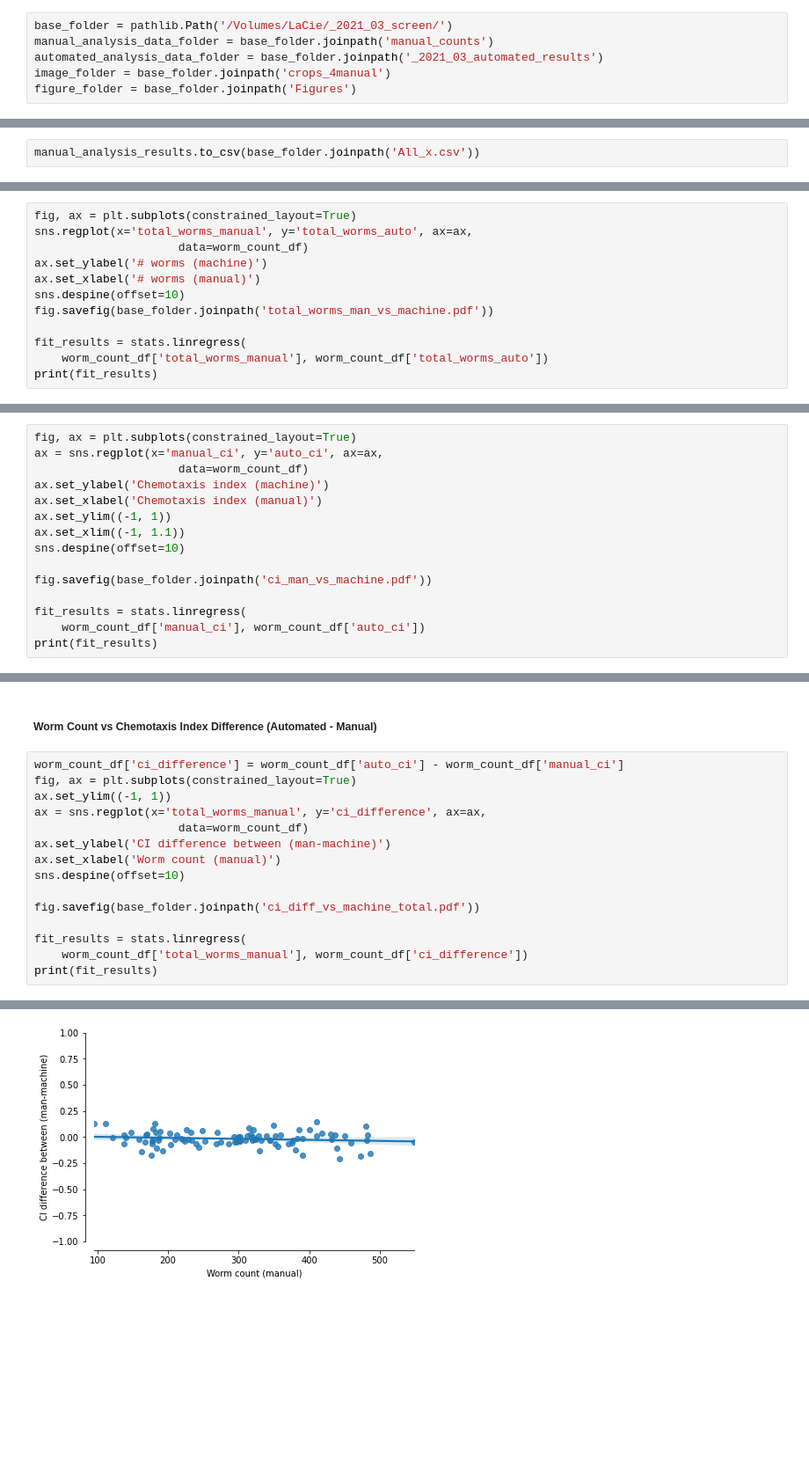
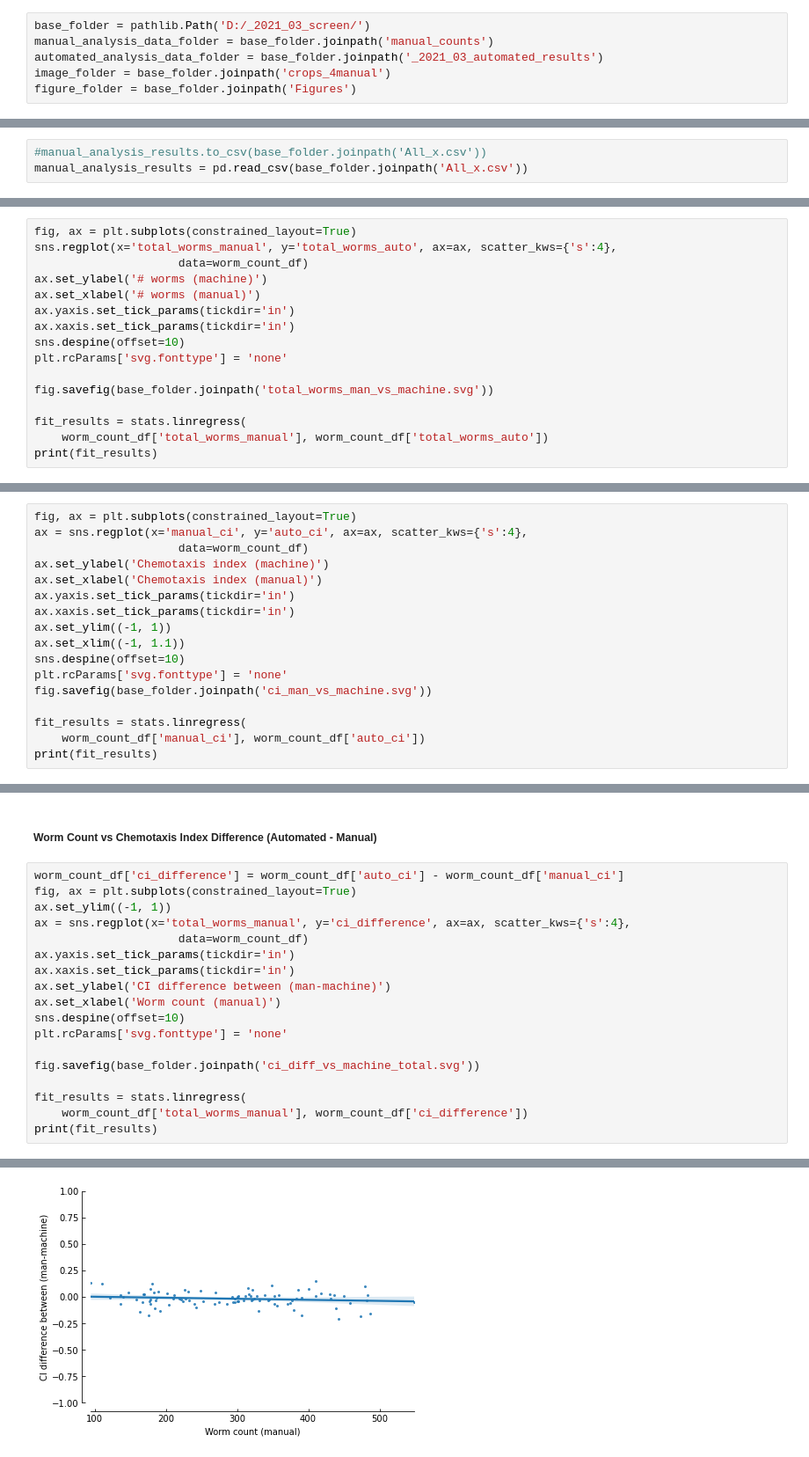
Before and after one commit to Neuroplant-Resources/Neuroplant-OWL, a Jupyter notebook: algorithm_analysis.ipynb, the cells around one changed output, grey strips where cells are left out. Shown at 88% size. Cells and saved outputs as stored; diff of their text form; blank space fills up the shorter version.

```diff
--- a/algorithm_analysis.ipynb
+++ b/algorithm_analysis.ipynb
@@ -12,7 +12,7 @@ from skimage import io
 # %% [markdown]
 ### Set up file paths for data handling
 # %%
-base_folder = pathlib.Path('/Volumes/LaCie/_2021_03_screen/')
+base_folder = pathlib.Path('D:/_2021_03_screen/')
 manual_analysis_data_folder = base_folder.joinpath('manual_counts')
 automated_analysis_data_folder = base_folder.joinpath('_2021_03_automated_results')
 image_folder = base_folder.joinpath('crops_4manual')
@@ -92,5 +92,6 @@ manual_analysis_results.head()
 # %%
-manual_analysis_results.to_csv(base_folder.joinpath('All_x.csv'))
+#manual_analysis_results.to_csv(base_folder.joinpath('All_x.csv'))
+manual_analysis_results = pd.read_csv(base_folder.joinpath('All_x.csv'))
 # %% [markdown]
 ### Calculating the chemotaxis index from the manually annotated images
 # %%
@@ -251,12 +257,16 @@ worm_count_df.head()
 ##### Total Worms: Manual vs Automated
 # %%
 fig, ax = plt.subplots(constrained_layout=True)
-sns.regplot(x='total_worms_manual', y='total_worms_auto', ax=ax,
+sns.regplot(x='total_worms_manual', y='total_worms_auto', ax=ax, scatter_kws={'s':4},
                      data=worm_count_df)
 ax.set_ylabel('# worms (machine)')
 ax.set_xlabel('# worms (manual)')
+ax.yaxis.set_tick_params(tickdir='in')
+ax.xaxis.set_tick_params(tickdir='in')
 sns.despine(offset=10)
-fig.savefig(base_folder.joinpath('total_worms_man_vs_machine.pdf'))
+plt.rcParams['svg.fonttype'] = 'none'
+
+fig.savefig(base_folder.joinpath('total_worms_man_vs_machine.svg'))
 
 fit_results = stats.linregress(
     worm_count_df['total_worms_manual'], worm_count_df['total_worms_auto'])
@@ -268,15 +278,17 @@ LinregressResult(slope=0.717643236213597, intercept=30.682861972818188, rvalue=0
 ##### Chemotaxis Index: Manual vs Automated
 # %%
 fig, ax = plt.subplots(constrained_layout=True)
-ax = sns.regplot(x='manual_ci', y='auto_ci', ax=ax,
+ax = sns.regplot(x='manual_ci', y='auto_ci', ax=ax, scatter_kws={'s':4},
                      data=worm_count_df)
 ax.set_ylabel('Chemotaxis index (machine)')
 ax.set_xlabel('Chemotaxis index (manual)')
+ax.yaxis.set_tick_params(tickdir='in')
+ax.xaxis.set_tick_params(tickdir='in')
 ax.set_ylim((-1, 1))
 ax.set_xlim((-1, 1.1))
 sns.despine(offset=10)
-
-fig.savefig(base_folder.joinpath('ci_man_vs_machine.pdf'))
+plt.rcParams['svg.fonttype'] = 'none'
+fig.savefig(base_folder.joinpath('ci_man_vs_machine.svg'))
 
 fit_results = stats.linregress(
     worm_count_df['manual_ci'], worm_count_df['auto_ci'])
@@ -290,13 +302,16 @@ LinregressResult(slope=0.8871484052980022, intercept=-0.0064106776786123365, rva
 worm_count_df['ci_difference'] = worm_count_df['auto_ci'] - worm_count_df['manual_ci']
 fig, ax = plt.subplots(constrained_layout=True)
 ax.set_ylim((-1, 1))
-ax = sns.regplot(x='total_worms_manual', y='ci_difference', ax=ax,
+ax = sns.regplot(x='total_worms_manual', y='ci_difference', ax=ax, scatter_kws={'s':4},
                      data=worm_count_df)
+ax.yaxis.set_tick_params(tickdir='in')
+ax.xaxis.set_tick_params(tickdir='in')
 ax.set_ylabel('CI difference between (man-machine)')
 ax.set_xlabel('Worm count (manual)')
 sns.despine(offset=10)
+plt.rcParams['svg.fonttype'] = 'none'
 
-fig.savefig(base_folder.joinpath('ci_diff_vs_machine_total.pdf'))
+fig.savefig(base_folder.joinpath('ci_diff_vs_machine_total.svg'))
 
 fit_results = stats.linregress(
     worm_count_df['total_worms_manual'], worm_count_df['ci_difference'])
@@ -306,4 +321,4 @@ LinregressResult(slope=-9.789239067229535e-05, intercept=0.011661353656183256, r
-[figure, old version]
+[figure, new version]
 # %%
 fig, ax = plt.subplots(figsize=(20, 5), constrained_layout=True)
 sns.stripplot(x='Compound Name', y='Chemotaxis Index', ax=ax, dodge=True, #style='analysis_method',
```
Also changed, not shown: parts of 12 cells of this notebook, 17 other files.
